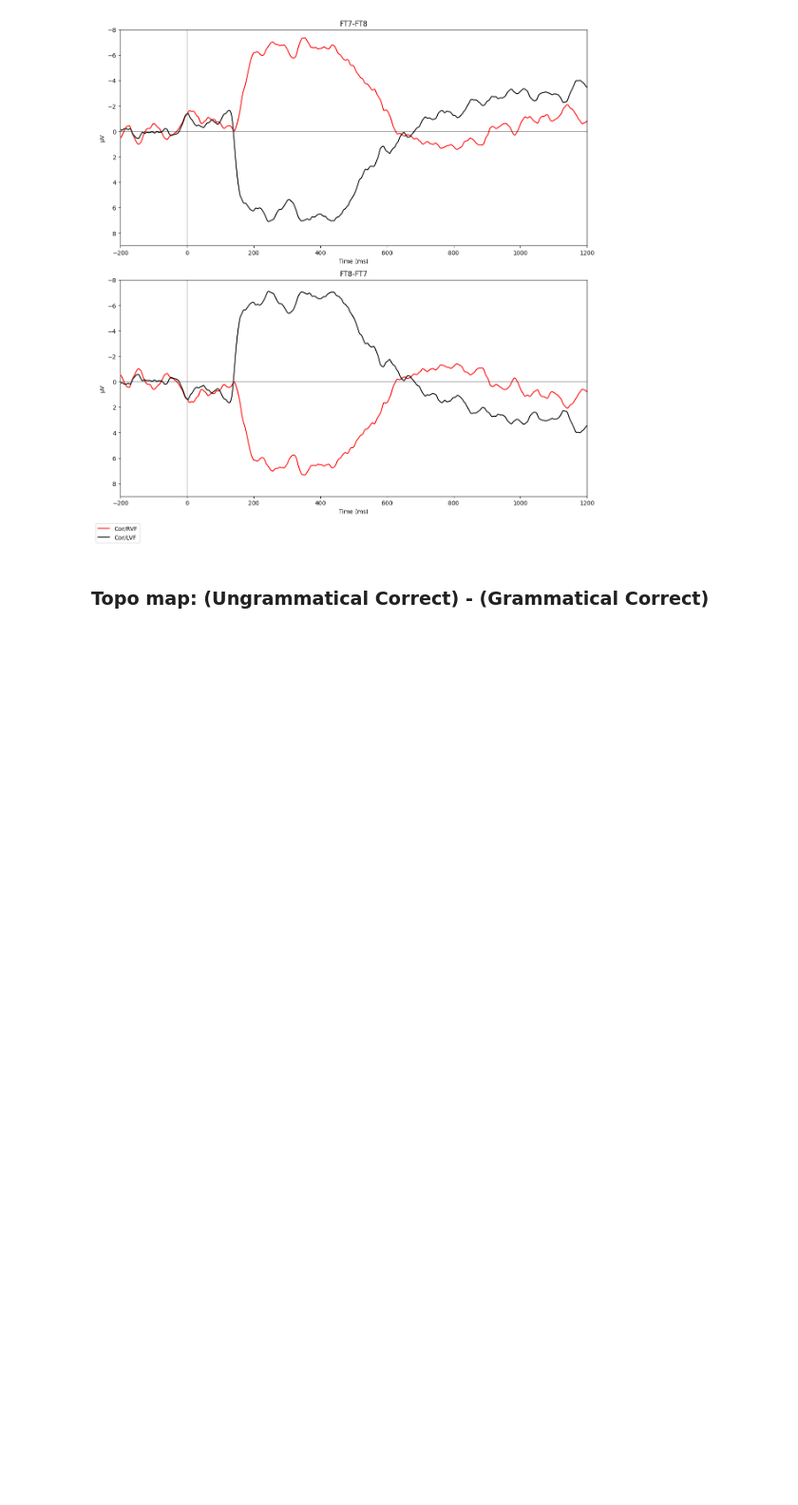
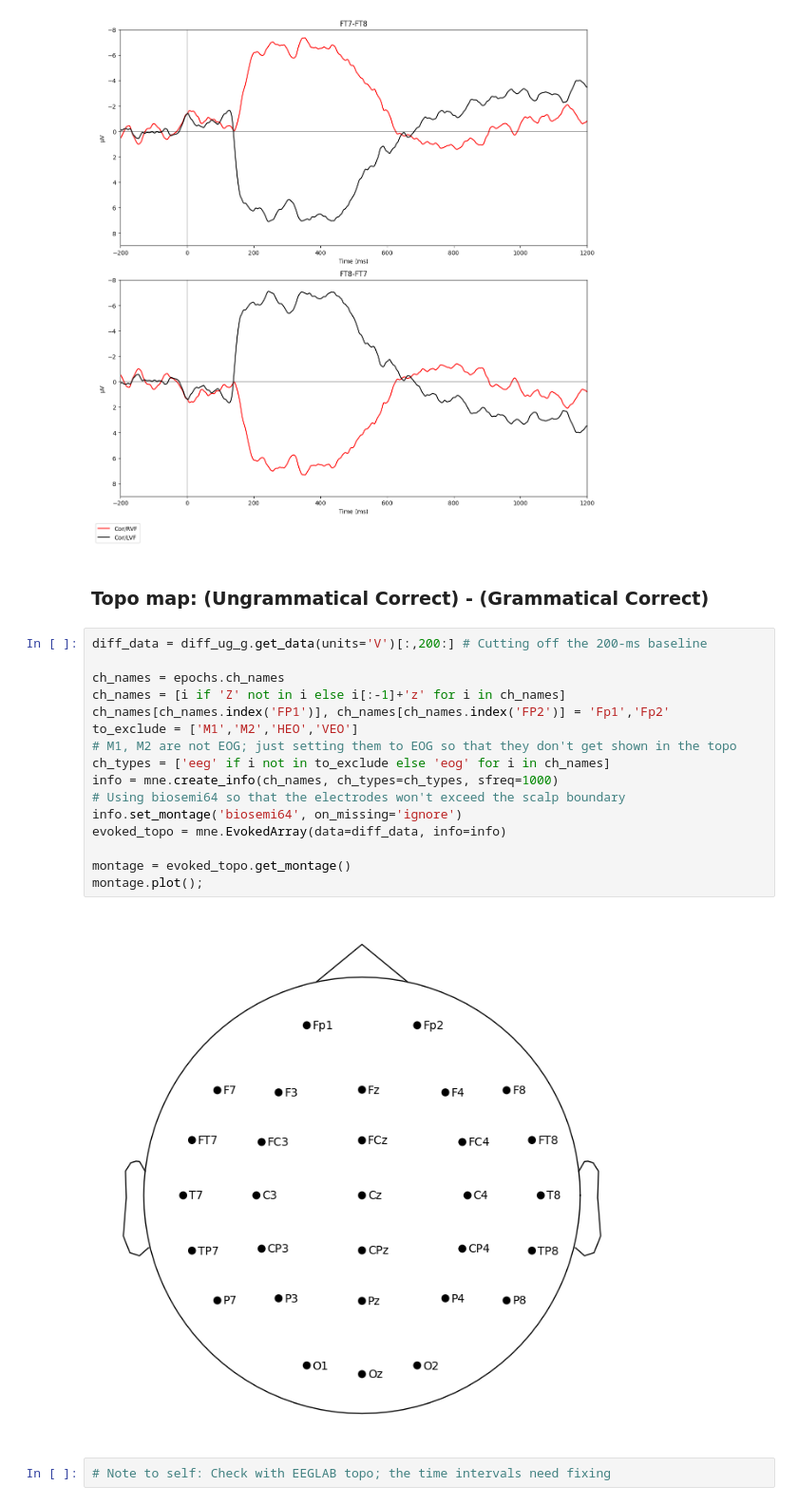
Before and after one commit to amandalin047/ERP_2023Fall, a Jupyter notebook: diff_waves/diff_waves_and_topo.ipynb, the cells around one changed output. Shown at 95% size. Cells and saved outputs as stored; diff of their text form; blank space fills up the shorter version.

Commit message:
added topo

```diff
--- a/diff_waves/diff_waves_and_topo.ipynb
+++ b/diff_waves/diff_waves_and_topo.ipynb
@@ -187,3 +187,23 @@ NOTE: pick_channels() is a legacy function. New code should use inst.pick(...).
 [figure]
 # %% [markdown]
 ### Topo map: (Ungrammatical Correct) - (Grammatical Correct)
+# %%
+diff_data = diff_ug_g.get_data(units='V')[:,200:] # Cutting off the 200-ms baseline
+
+ch_names = epochs.ch_names
+ch_names = [i if 'Z' not in i else i[:-1]+'z' for i in ch_names]
+ch_names[ch_names.index('FP1')], ch_names[ch_names.index('FP2')] = 'Fp1','Fp2'
+to_exclude = ['M1','M2','HEO','VEO']
+# M1, M2 are not EOG; just setting them to EOG so that they don't get shown in the topo
+ch_types = ['eeg' if i not in to_exclude else 'eog' for i in ch_names]
+info = mne.create_info(ch_names, ch_types=ch_types, sfreq=1000)
+# Using biosemi64 so that the electrodes won't exceed the scalp boundary
+info.set_montage('biosemi64', on_missing='ignore')
+evoked_topo = mne.EvokedArray(data=diff_data, info=info)
+
+montage = evoked_topo.get_montage()
+montage.plot();
+# %% [output]
+[figure, added]
+# %%
+# Note to self: Check with EEGLAB topo; the time intervals need fixing
```
Also changed, not shown: parts of 4 cells of this notebook.
